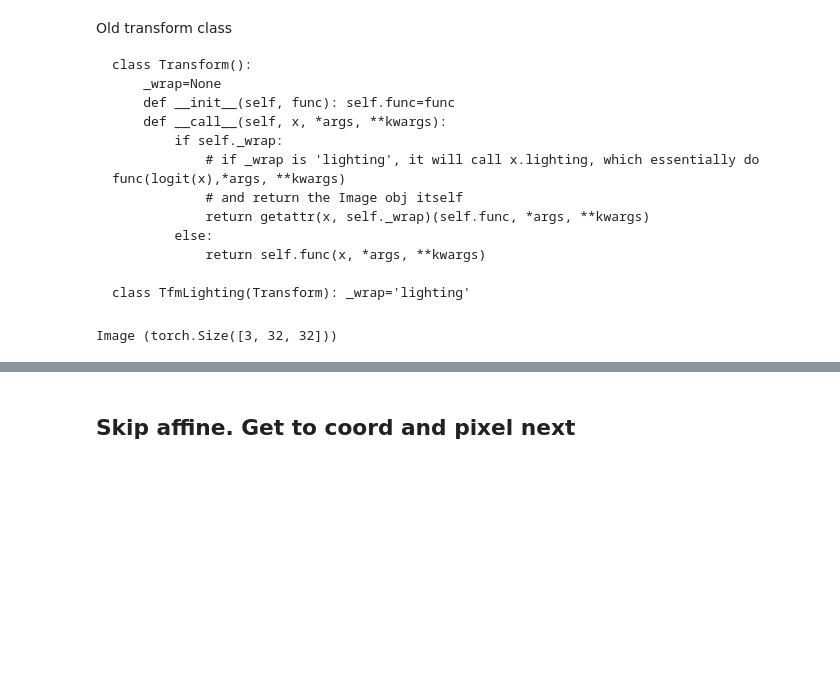
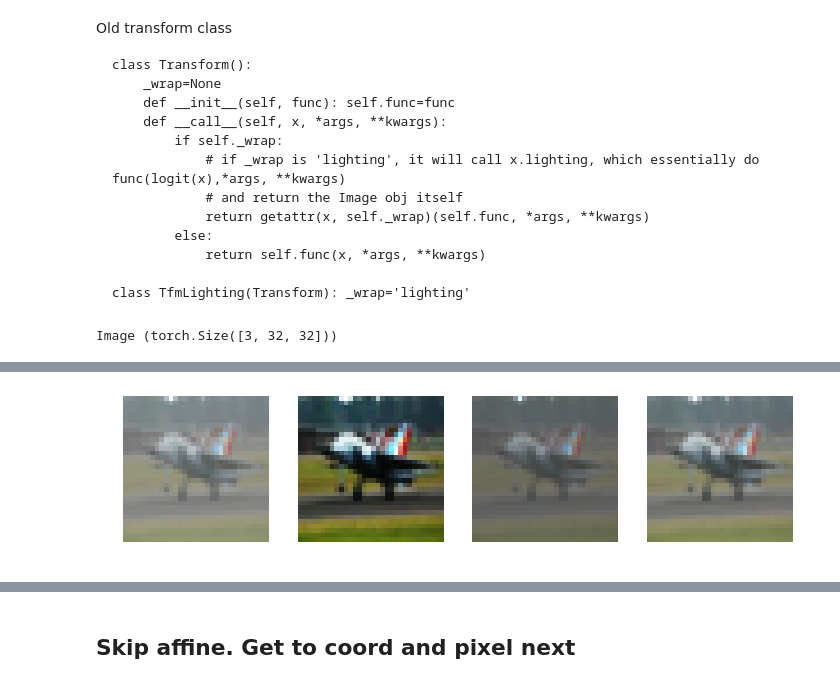
Before and after one commit to anhquan0412/fastai_v1, a Jupyter notebook: my_note/002_images.ipynb, the cells around one changed output, grey strips where cells are left out. Cells and saved outputs as stored; diff of their text form; code cells hidden in the pictures; blank space fills up the shorter version.

```diff
--- a/my_note/002_images.ipynb
+++ b/my_note/002_images.ipynb
@@ -998,0 +1016,8 @@ tfm(x()).show()
+# %%
+tfms = [contrast(scale=(0.3,3.0), p=0.9),
+        brightness(change=(0.35,0.65), p=0.9)]
+
+_,axes = plt.subplots(1,4, figsize=(12,3))
+for ax in axes: apply_tfms(tfms,x).show(ax)
+# %% [output]
+[figure, added]
```
Also changed, not shown: parts of 60 cells of this notebook.
